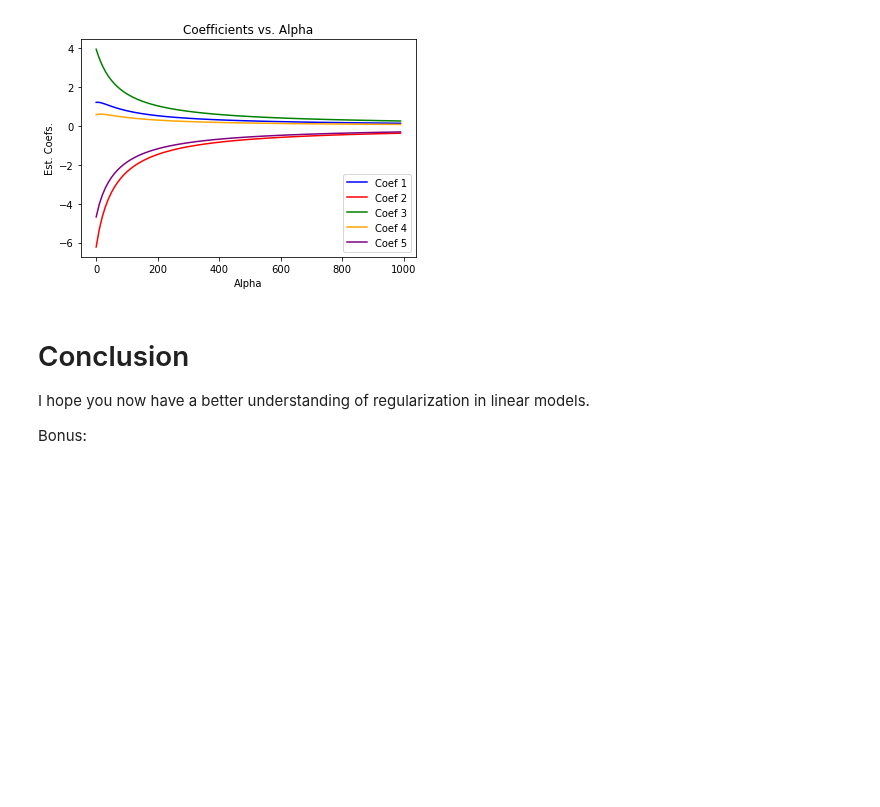
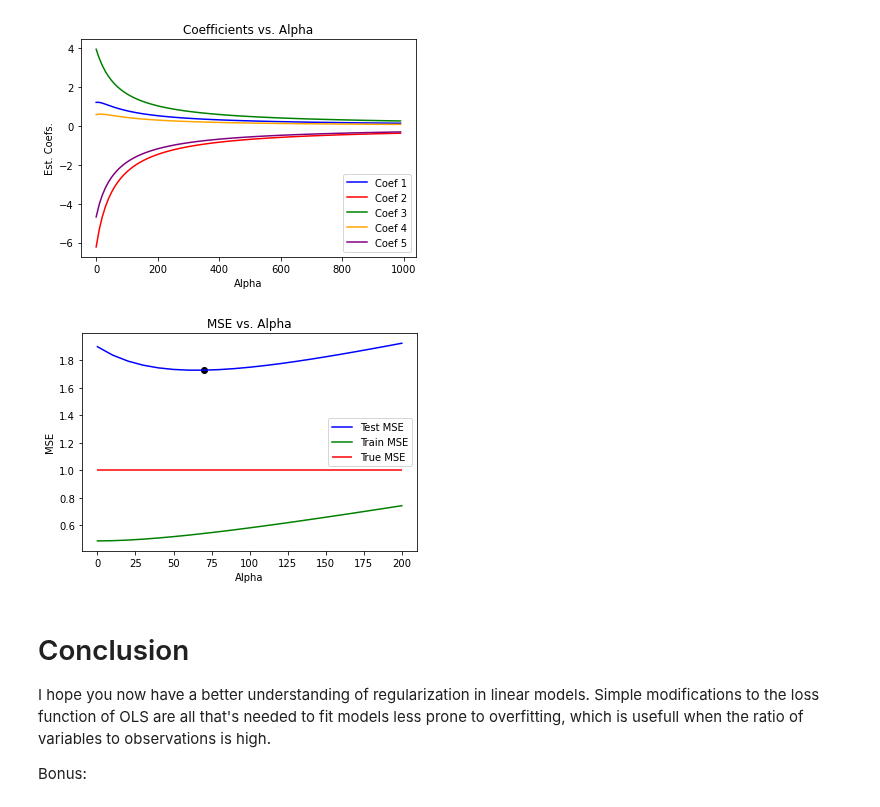
Before and after one commit to jkclem/duct-taped-ml, a Jupyter notebook: supervised/parametric/LinearModels/Linear Regression Regularization.ipynb, the cells around one changed output. Cells and saved outputs as stored; diff of their text form; code cells hidden in the pictures; blank space fills up the shorter version.

```diff
--- a/supervised/parametric/LinearModels/Linear Regression Regularization.ipynb
+++ b/supervised/parametric/LinearModels/Linear Regression Regularization.ipynb
@@ -168,9 +168,40 @@ plt.legend(loc="lower right")
 plt.show()
 # %% [output]
 [figure]
+# %%
+cols = 500
+eta = 1
+
+X_train, y_train, X_test, y_test = make_datasets(size, cols, num_zero=round(cols/1.5), beta_scale=0.2, eta=1)
+
+X_std = (X_train - np.mean(X_train, axis=0))/np.std(X_train, axis=0)
+X_std_test = (X_test - np.mean(X_train, axis=0))/np.std(X_train, axis=0)
+
+mse = []
+train_mse = []
+alphas = np.arange(0, 200+1, 10)
+for alpha in alphas:
+    my_ridge = Ridge()
+    my_ridge.fit(X_train, y_train, alpha=alpha)
+    training_mse = np.mean((y_train - my_ridge.predict(X_train))**2)
+    train_mse.append(training_mse)
+    test_mse = np.mean((y_test - my_ridge.predict(X_test))**2)
+    mse.append(test_mse)
+
+plt.plot(alphas, mse, color="blue", label="Test MSE")
+plt.plot(alphas, train_mse, color="green", label="Train MSE")
+plt.hlines(y=eta, xmin=np.min(alphas), xmax=np.max(alphas), color="red", label="True MSE")
+plt.scatter(alphas[np.argmin(mse)], mse[np.argmin(mse)], color="black")
+plt.legend(loc="best")
+plt.title("MSE vs. Alpha")
+plt.xlabel("Alpha")
+plt.ylabel("MSE")
+plt.show()
+# %% [output]
+[figure, added]
 # %% [markdown]
 # Conclusion
 
-I hope you now have a better understanding of regularization in linear models.
+I hope you now have a better understanding of regularization in linear models. Simple modifications to the loss function of OLS are all that's needed to fit models less prone to overfitting, which is usefull when the ratio of variables to observations is high.
 
 Bonus:
```
